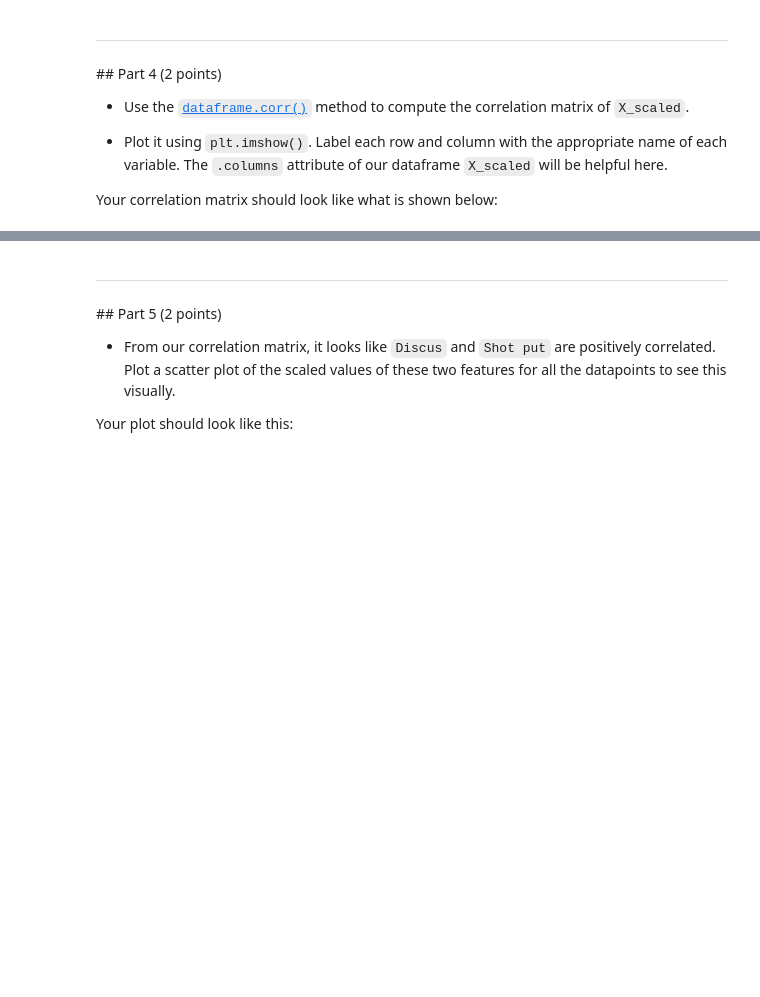
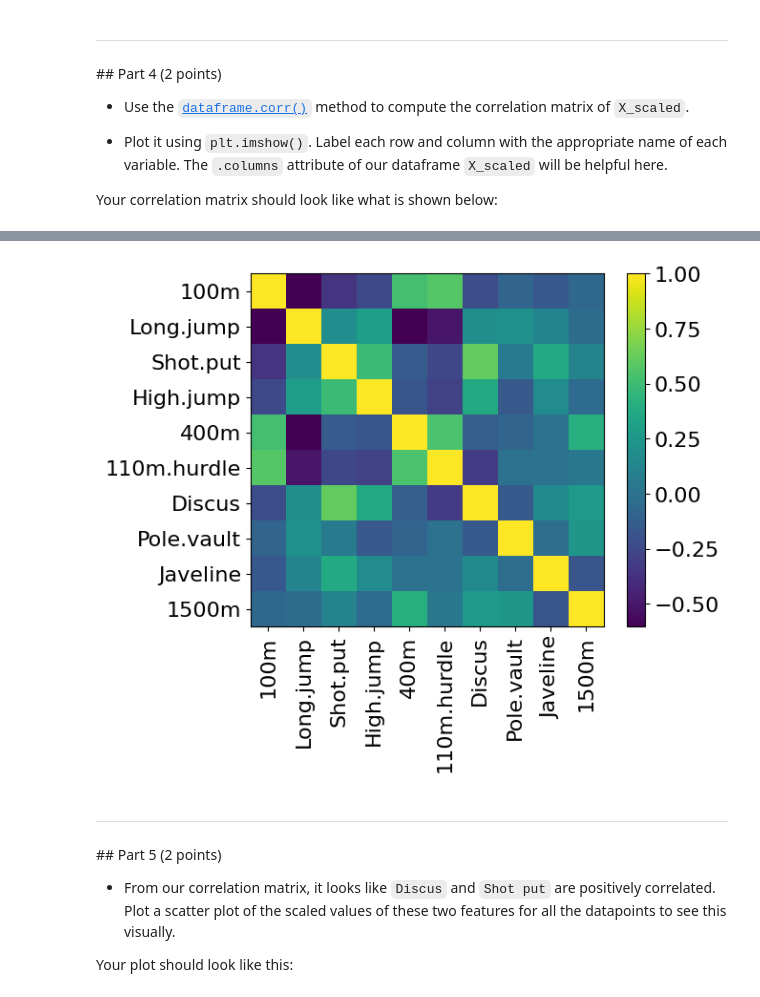
Before and after one commit to Urvi-M/BE559, a Jupyter notebook: Homework4_part1_V2.ipynb, the cells around one changed output, grey strips where cells are left out. Cells and saved outputs as stored; diff of their text form; code cells hidden in the pictures; blank space fills up the shorter version.

```diff
--- a/Homework4_part1_V2.ipynb
+++ b/Homework4_part1_V2.ipynb
@@ -67,3 +67,9 @@ where each $x_{ij}$ is a datapoint and $\mu_j$ and $\sigma_j$ are the mean and s
 * First, let's create a reduced dataframe, called `X` that removes some of the information from our dataset that we don't need, such as the athletes name, their rank, points, and which sporting event the data corresponds to. These correspond to the first, and last three columns of out dataframe. A dataframe has some handy functionality that we will exploit. Each dataframe has an attribute `.columns` which lists the column names of the dataframe. This can be indexed into (i.e., [1:2], etc.) to pull out only the column names we are intersted in. THEN, this list of column names can be used to index into our dataframe itself, to only take the columns we are interested in. Use `X = df[df.columns[1:-3]]` to generate a reduced dataframe `X` of the data we want.
 
 * Use the [`mean`](https://pandas.pydata.org/docs/reference/api/pandas.DataFrame.mean.html) and [`std`](https://pandas.pydata.org/docs/reference/api/pandas.DataFrame.std.html) method for a dataframe (I.E. NOT np.mean and np.std that we have been using in `numpy`!) to z-score our data. Create a new scaled dataframe, `X_scaled`. Set the `ddof=0` option for `std`. The reason for doing this will become clear soon.
+# %%
+X= df[df.columns[1:-3]]
+# X.head()
+X_scaled  = (X - X.mean())/(X.std(ddof=0))
+X_scaled.head()
+# x = df.drop(['Athlets','Rank','Points','Competition'])
@@ -104,3 +123,11 @@ Your correlation matrix should look like what is shown below:
+# %%
+plt.imshow(X_scaled.corr())
+plt.colorbar()
+plt.xticks(ticks=range(len(X_scaled.columns)), labels=X_scaled.columns, rotation=90)
+plt.yticks(ticks=range(len(X_scaled.columns)), labels=X_scaled.columns)
+plt.show()
+# %% [output]
+[figure, added]
 # %% [markdown]
 ---
 ## Part 5 (2 points)
```
Also changed, not shown: parts of 21 cells of this notebook.
